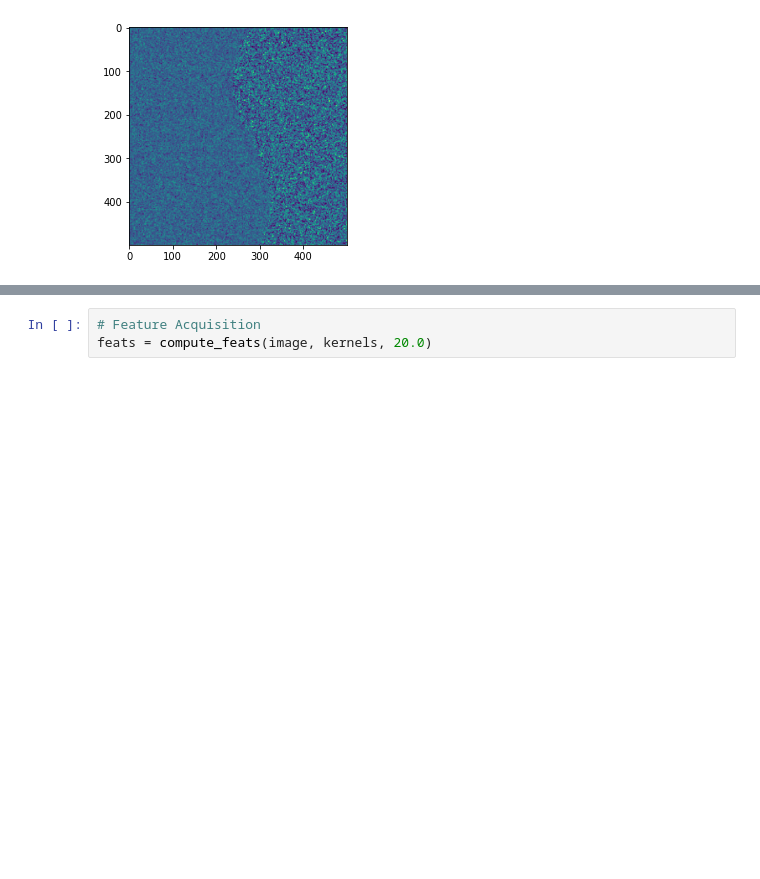
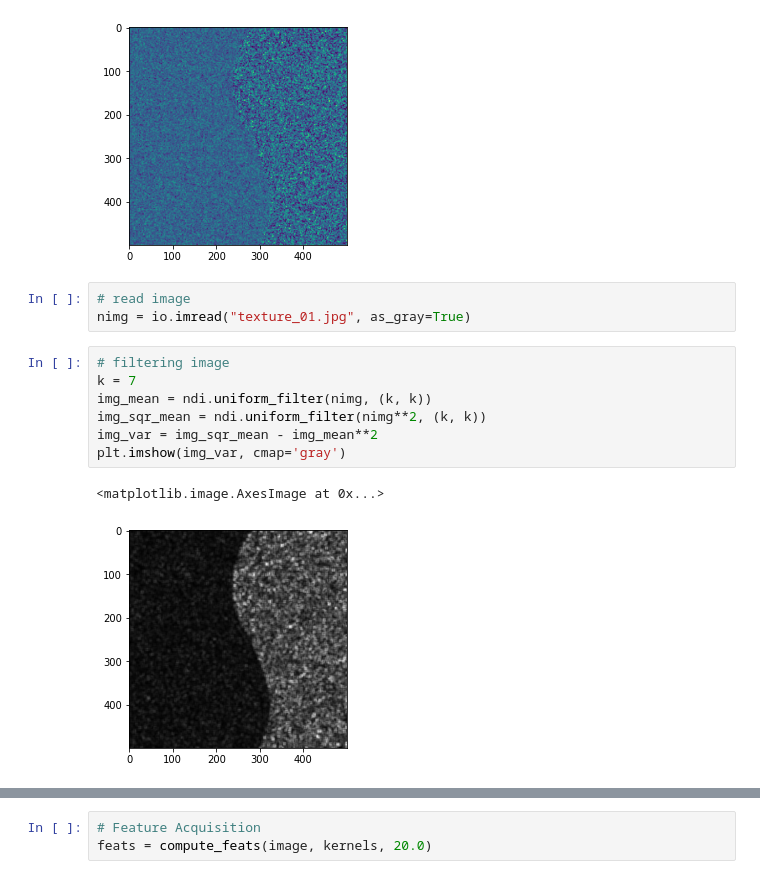
Before and after one commit to bywindow/Image-Processing-Algo, a Jupyter notebook: DSP_Image_Processing_1.ipynb, the cells around one changed output, grey strips where cells are left out. Saved outputs shown, nothing was run; the diff lists cells and outputs as text; blank space fills up the shorter version.

Commit message:
apply uniform filter

```diff
--- a/DSP_Image_Processing_1.ipynb
+++ b/DSP_Image_Processing_1.ipynb
@@ -82,3 +86,16 @@ plt.imshow(filtered_image)
  [ 46.  90.  82. ...  29.  97. 106.]]
 <matplotlib.image.AxesImage at 0x...>
 [figure]
+# %%
+# read image
+nimg = io.imread("texture_01.jpg", as_gray=True)
+# %%
+# filtering image
+k = 7
+img_mean = ndi.uniform_filter(nimg, (k, k))
+img_sqr_mean = ndi.uniform_filter(nimg**2, (k, k))
+img_var = img_sqr_mean - img_mean**2
+plt.imshow(img_var, cmap='gray')
+# %% [output]
+<matplotlib.image.AxesImage at 0x...>
+[figure, added]
```
Also changed, not shown: parts of 7 cells of this notebook.
